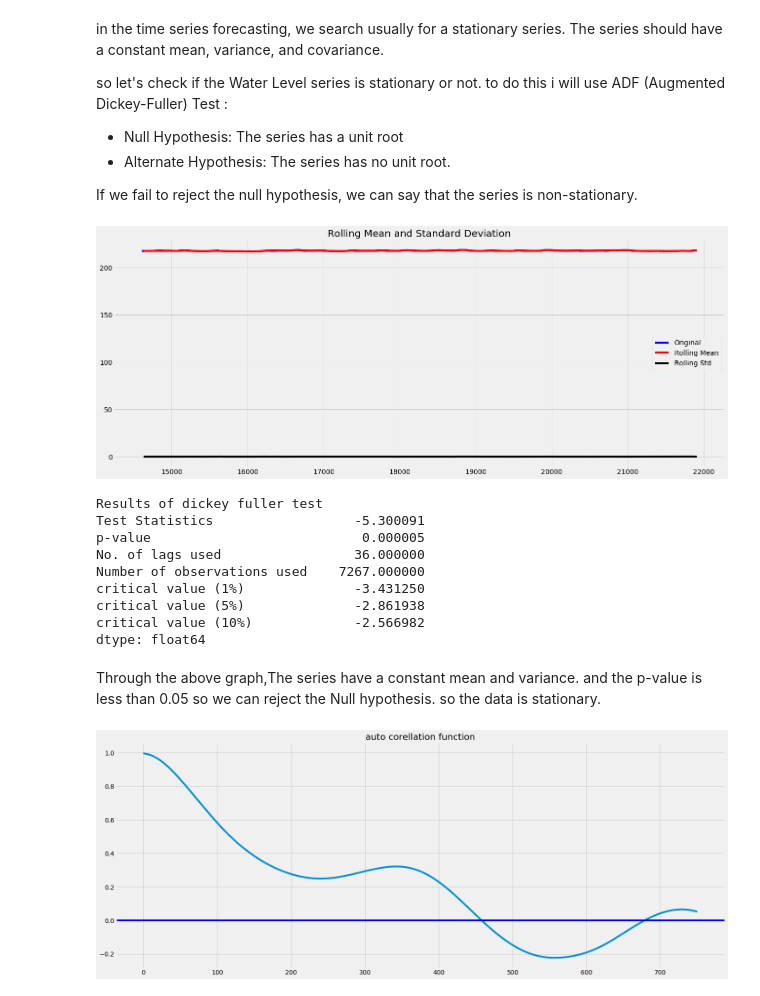
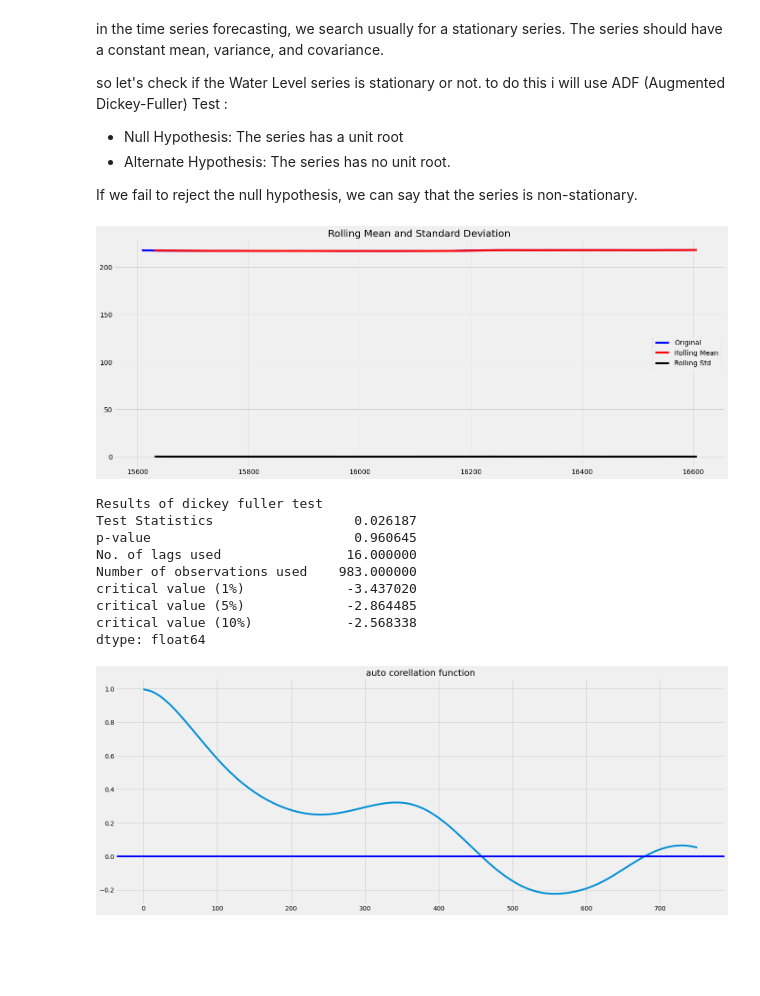
Before and after one commit to nhoues/Water-Level-Forecasting, a Jupyter notebook: EDA.ipynb, the cells around one changed output. Cells and saved outputs as stored; diff of their text form; code cells hidden in the pictures; blank space fills up the shorter version.

```diff
--- a/EDA.ipynb
+++ b/EDA.ipynb
@@ -86,20 +86,18 @@ so let's check if the  Water Level series is stationary or not. to do this i wil
 
 If we fail to reject the null hypothesis, we can say that the series is non-stationary.
 # %%
-test_stationarity(example["Value"])
+test_stationarity(example["Value"].iloc[1000:2000])
 # %% [output]
-[figure, old version]
+[figure, new version]
 Results of dickey fuller test
-Test Statistics                  -5.300091
-p-value                           0.000005
-No. of lags used                 36.000000
-Number of observations used    7267.000000
-critical value (1%)              -3.431250
-critical value (5%)              -2.861938
-critical value (10%)             -2.566982
+Test Statistics                  0.026187
+p-value                          0.960645
+No. of lags used                16.000000
+Number of observations used    983.000000
+critical value (1%)             -3.437020
+critical value (5%)             -2.864485
+critical value (10%)            -2.568338
 dtype: float64
-# %% [markdown]
-Through the above graph,The series have a constant mean and variance. and the p-value is less than 0.05 so we can reject the Null hypothesis. so the data is stationary.
 # %%
 # we use d value here(data_log_shift)
 _acf = acf(example['Value'], nlags=750)
```
Also changed, not shown: parts of 13 cells of this notebook.
